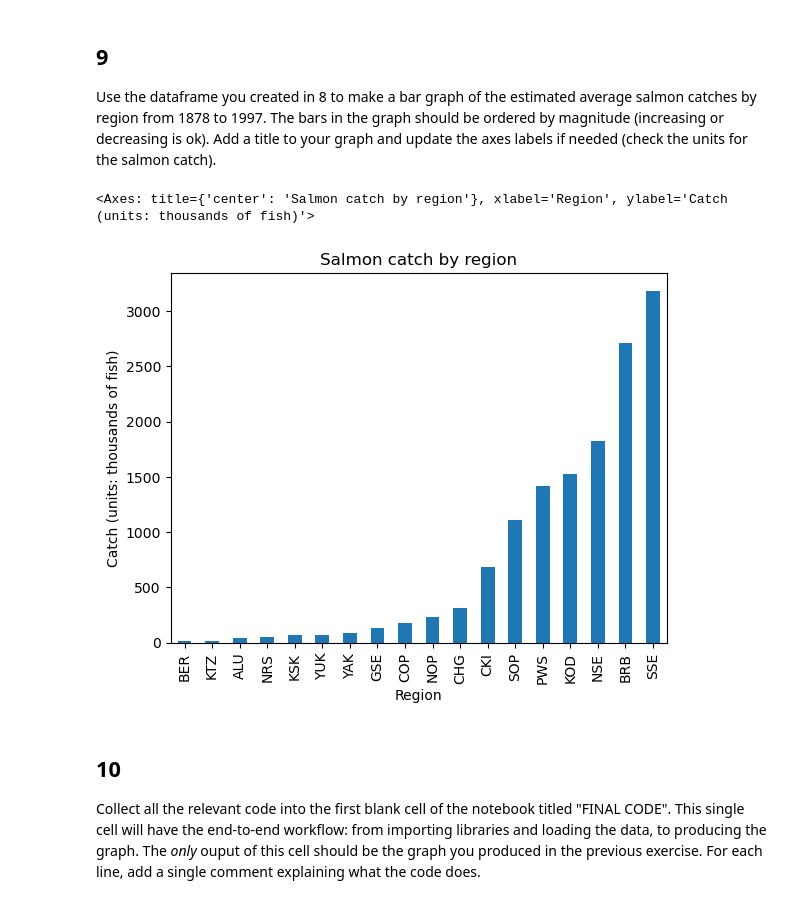
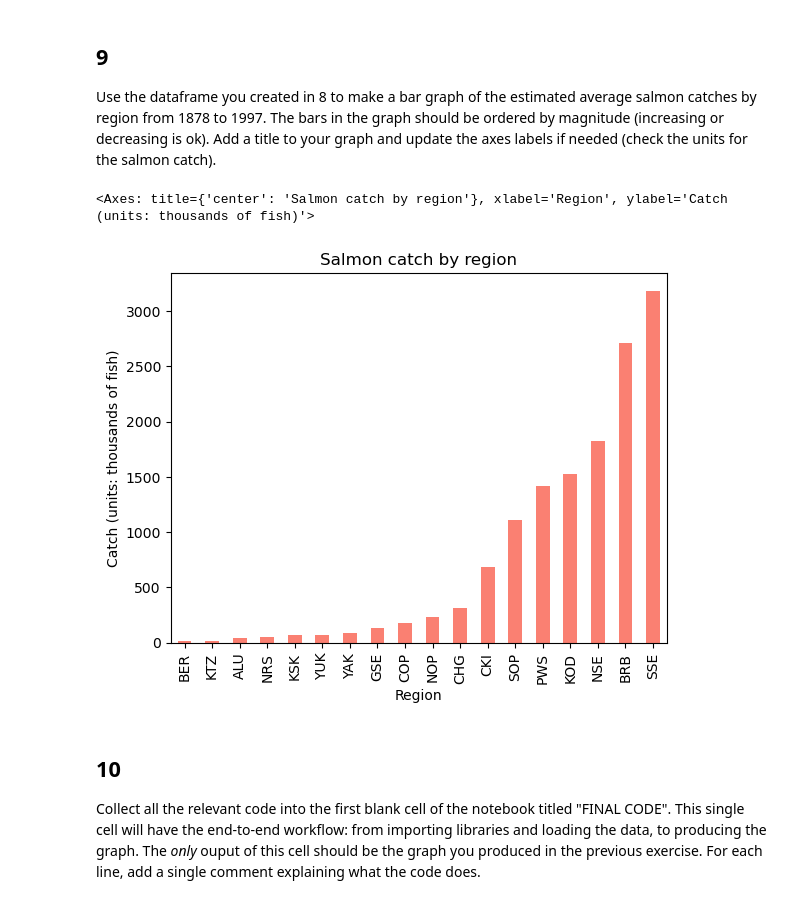
Before and after one commit to cnordheim-maestas/eds220-hwk-2, a Jupyter notebook: hwk2-task3-salmon.ipynb, the cells around one changed output. Saved outputs shown, nothing was run; the diff lists cells and outputs as text; code cells hidden in the pictures.

```diff
--- a/hwk2-task3-salmon.ipynb
+++ b/hwk2-task3-salmon.ipynb
@@ -198,19 +231,17 @@ Name: Catch, dtype: float64
 
 Use the dataframe you created in 8 to make a bar graph of the estimated average salmon catches by region from 1878 to 1997. The bars in the graph should be ordered by magnitude (increasing or decreasing is ok). Add a title  to your graph and update the axes labels if needed (check the units for the salmon catch).
 # %%
-# IMPORTANT: ENSURE TIMELINE FIRST
-
-
 # plot
 # sort_values will order by magnitude
 c.sort_values().plot(kind='bar',
             xlabel='Region',
             ylabel='Catch (units: thousands of fish)',
             title = 'Salmon catch by region', # update title
+            color = '#FA8072'
              )
 # %% [output]
 <Axes: title={'center': 'Salmon catch by region'}, xlabel='Region', ylabel='Catch (units: thousands of fish)'>
-[figure, old version]
+[figure, new version]
 # %% [markdown]
 ## 10
 
```
Also changed, not shown: parts of 6 cells of this notebook.
